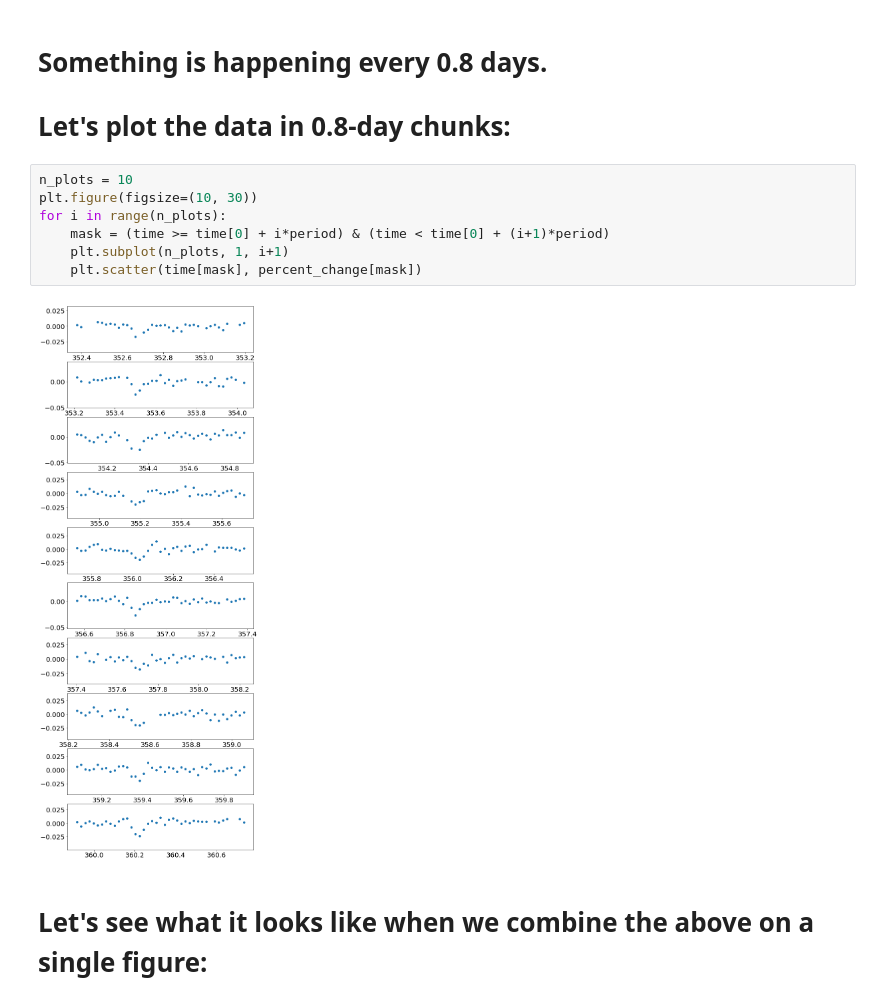
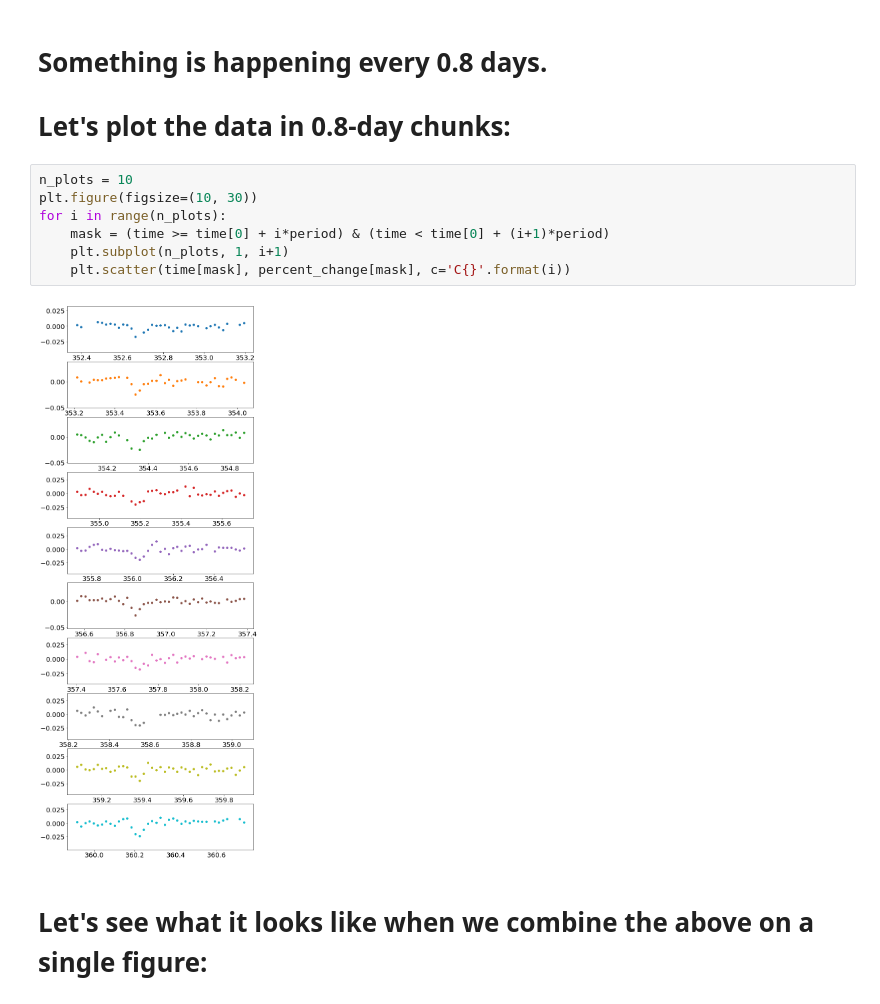
Before and after one commit to barentsen/how-to-find-a-planet, a Jupyter notebook: how-to-find-a-planet.ipynb, the cells around one changed output. Saved outputs shown, nothing was run; the diff lists cells and outputs as text.

```diff
--- a/how-to-find-a-planet.ipynb
+++ b/how-to-find-a-planet.ipynb
@@ -136,12 +138,12 @@ plt.ylabel("Power");
 # %%
 n_plots = 10
 plt.figure(figsize=(10, 30))
 for i in range(n_plots):
     mask = (time >= time[0] + i*period) & (time < time[0] + (i+1)*period)
     plt.subplot(n_plots, 1, i+1)
-    plt.scatter(time[mask], percent_change[mask])
+    plt.scatter(time[mask], percent_change[mask], c='C{}'.format(i))
 # %% [output]
-[figure, old version]
+[figure, new version]
 # %% [markdown]
 # Let's see what it looks like when we combine the above on a single figure:
 # %%
```
Also changed, not shown: parts of 4 cells of this notebook.
